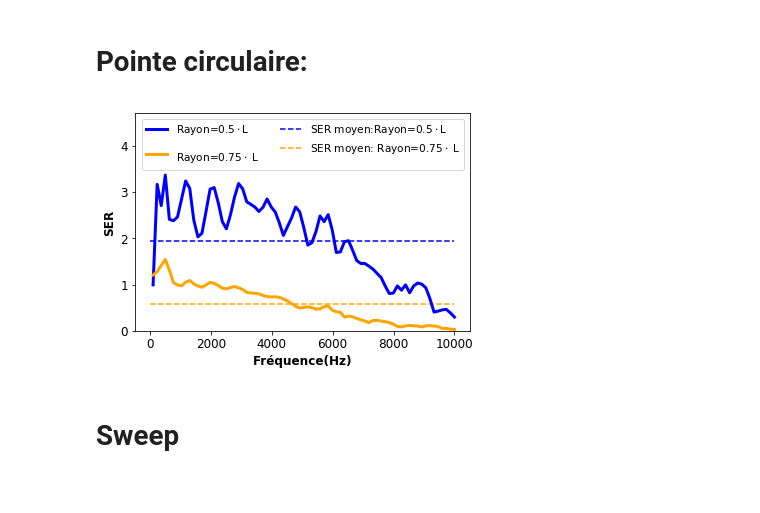
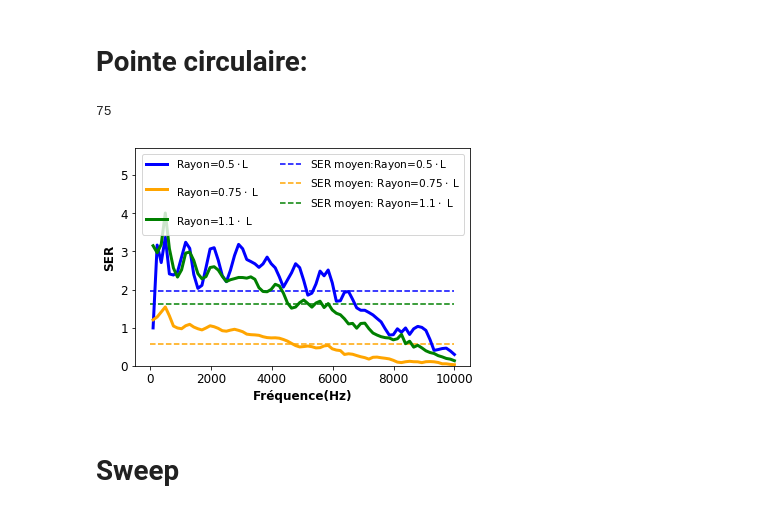
Before and after one commit to pierreluc-plt/ProjetSimulation, a Jupyter notebook: Figure_Resultats.ipynb, the cells around one changed output. Cells and saved outputs as stored; diff of their text form; code cells hidden in the pictures.

```diff
--- a/Figure_Resultats.ipynb
+++ b/Figure_Resultats.ipynb
@@ -162,22 +162,29 @@ plt.show()
 # %%
 data_cercle1=np.load("Resultats/Matrices_Champ/SER/SERV2/SER1001_cercle_10.npy")
 data_cercle2=np.load("Resultats/Matrices_Champ/SER/SERV2/SER1001_cercle_15.npy")
+data_cercle3=np.load("Resultats/Matrices_Champ/SER/SERV2/SER1001_cercle_22.npy")
+
+len(omega)
+# %% [output]
+75
 # %%
 plt.figure(figsize=(6,4))
 plt.plot(omega/2/np.pi,data_cercle1, lw=3,label="Rayon=$0.5\cdot$L", color="blue")
 plt.plot(omega/2/np.pi,data_cercle2,lw=3, ls="-", label="\nRayon=$0.75\cdot$ L", color="orange")
+plt.plot(omega/2/np.pi,data_cercle3,lw=3, ls="-", label="\nRayon=$1.1\cdot$ L", color="green")
 plt.xlabel("Fréquence(Hz)",fontsize=12, fontweight="bold")
 plt.ylabel("SER",fontsize=12, fontweight="bold")
 plt.yticks(fontsize=12)
 plt.xticks(fontsize=12)
-plt.ylim(0,4.7)
+plt.ylim(0,5.7)
 plt.hlines(np.mean(data_cercle1),0,10000,label="SER moyen:Rayon=$0.5\cdot$L",linestyle="--", color="blue")
 plt.hlines(np.mean(data_cercle2),0,10000,label="SER moyen: Rayon=$0.75\cdot$ L",linestyle="--", color="orange")
+plt.hlines(np.mean(data_cercle3),0,10000,label="SER moyen: Rayon=$1.1\cdot$ L",linestyle="--", color="green")
 plt.legend(ncol=2,fontsize=10.5)
 plt.savefig("Resultats/SER_Cercle.png",dpi=200,bbox_inches="tight")
 plt.show()
 # %% [output]
-[figure, old version]
+[figure, new version]
 # %% [markdown]
 # Sweep
 # %%
```
Also changed, not shown: 1 other file.
